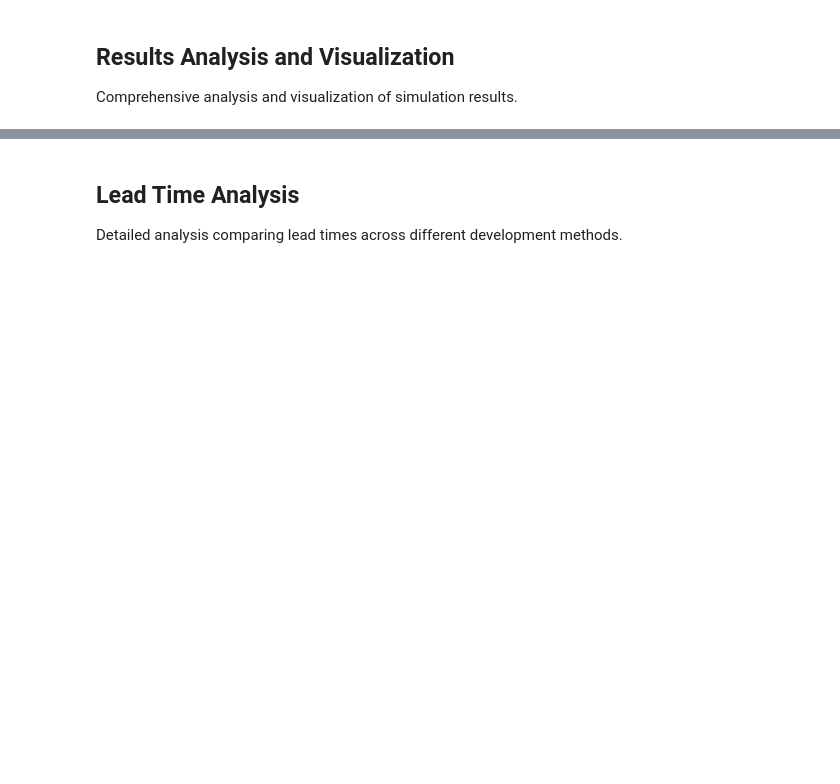
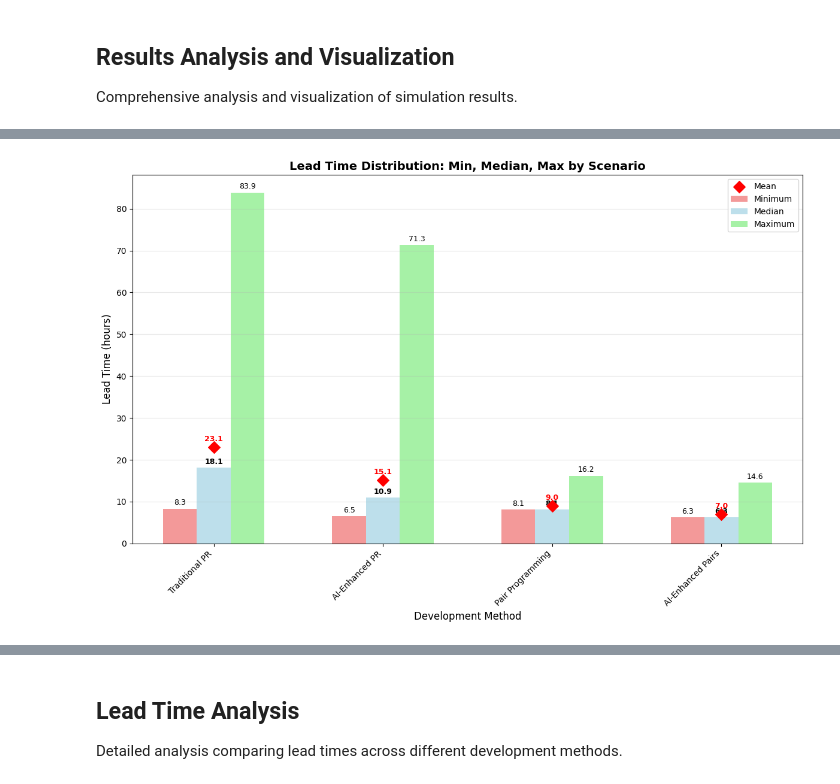
Before and after one commit to mrlarson2007/AI-Pairing-Lead-Time-Simulation, a Jupyter notebook: workflow_queue_simulation.ipynb, the cells around one changed output, grey strips where cells are left out. Saved outputs shown, nothing was run; the diff lists cells and outputs as text; code cells hidden in the pictures; blank space fills up the shorter version.

```diff
--- a/workflow_queue_simulation.ipynb
+++ b/workflow_queue_simulation.ipynb
@@ -499,0 +615,77 @@ Visualization complete!
+# %%
+# Lead Time Distribution Statistics Chart
+fig, ax = plt.subplots(1, 1, figsize=(12, 8))
+
+# Calculate statistics for each scenario
+scenario_stats = []
+for scenario in scenarios:
+    if scenario.completed_tickets:
+        times = [t.lead_time_hours for t in scenario.completed_tickets]
+        stats = {
+            'scenario': scenario.scenario_name,
+            'min': np.min(times),
+            'median': np.median(times),
+            'max': np.max(times),
+            'mean': np.mean(times)
+        }
+        scenario_stats.append(stats)
+
+stats_df = pd.DataFrame(scenario_stats)
+
+# Set up the bar positions
+x = np.arange(len(stats_df))
+width = 0.2
+colors = ['#FF6B6B', '#4ECDC4', '#45B7D1', '#96CEB4']
+
+# Create grouped bars for min, median, max
+bars1 = ax.bar(x - width, stats_df['min'], width, label='Minimum', color='lightcoral', alpha=0.8)
+bars2 = ax.bar(x, stats_df['median'], width, label='Median', color='lightblue', alpha=0.8)
+bars3 = ax.bar(x + width, stats_df['max'], width, label='Maximum', color='lightgreen', alpha=0.8)
+
+# Add mean as scatter points
+ax.scatter(x, stats_df['mean'], color='red', s=100, marker='D', label='Mean', zorder=5)
+
+# Customize the chart
+ax.set_title('Lead Time Distribution: Min, Median, Max by Scenario', fontweight='bold', fontsize=14)
+ax.set_xlabel('Development Method', fontsize=12)
+ax.set_ylabel('Lead Time (hours)', fontsize=12)
+ax.set_xticks(x)
+ax.set_xticklabels(stats_df['scenario'], rotation=45, ha='right')
+ax.legend(fontsize=10)
+ax.grid(axis='y', alpha=0.3)
+
+# Add value labels on bars
+for i, (bar1, bar2, bar3) in enumerate(zip(bars1, bars2, bars3)):
+    # Min values
+    ax.text(bar1.get_x() + bar1.get_width()/2, bar1.get_height() + 0.5,
+             f'{stats_df.iloc[i]["min"]:.1f}', ha='center', va='bottom', fontsize=9)
+    # Median values
+    ax.text(bar2.get_x() + bar2.get_width()/2, bar2.get_height() + 0.5,
+             f'{stats_df.iloc[i]["median"]:.1f}', ha='center', va='bottom', fontsize=9, fontweight='bold')
+    # Max values
+    ax.text(bar3.get_x() + bar3.get_width()/2, bar3.get_height() + 0.5,
+             f'{stats_df.iloc[i]["max"]:.1f}', ha='center', va='bottom', fontsize=9)
+
+# Add mean value labels
+for i, mean_val in enumerate(stats_df['mean']):
+    ax.text(x[i], mean_val + 1, f'{mean_val:.1f}', ha='center', va='bottom',
+            fontsize=9, fontweight='bold', color='red')
+
+plt.tight_layout()
+plt.show()
+
+# Print summary table
+print("\nLEAD TIME DISTRIBUTION SUMMARY")
+print("=" * 60)
+display_stats = stats_df.round(1)
+print(display_stats.to_string(index=False))
+
+print(f"\n📊 KEY INSIGHTS:")
+print("-" * 20)
+for _, row in stats_df.iterrows():
+    range_val = row['max'] - row['min']
+    print(f"• {row['scenario']}:")
+    print(f"  Range: {range_val:.1f}h (Min: {row['min']:.1f}h, Max: {row['max']:.1f}h)")
+    print(f"  Median: {row['median']:.1f}h, Mean: {row['mean']:.1f}h")
+# %% [output]
+[figure, added]
```
Also changed, not shown: parts of 11 cells of this notebook, 3 other files.
